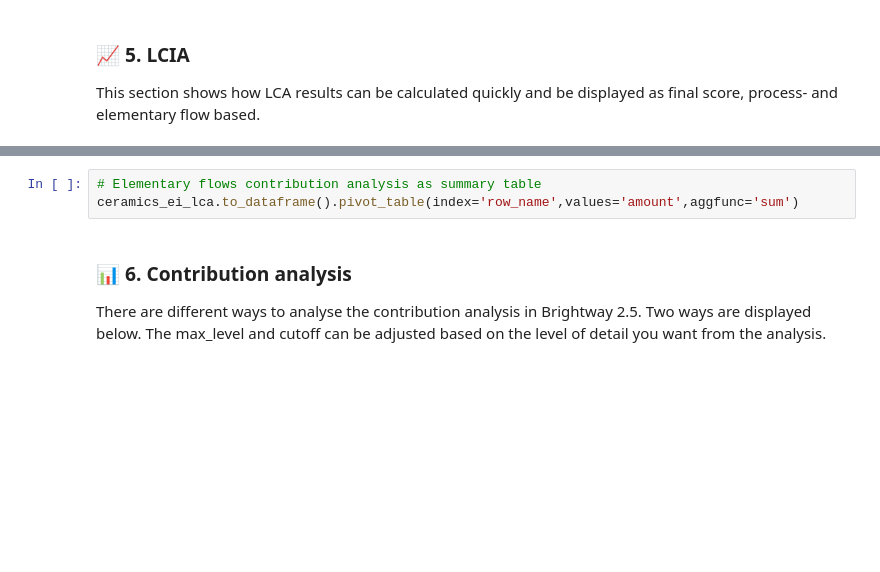
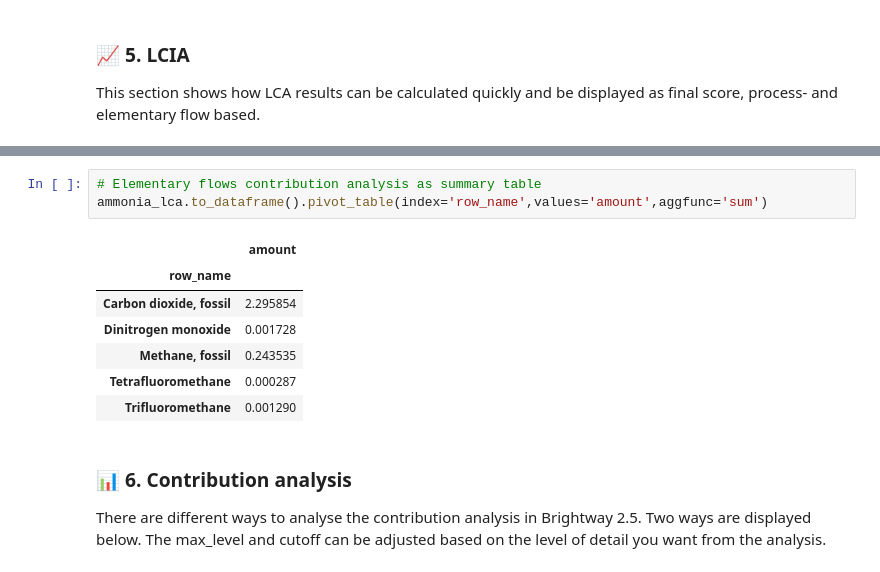
Before and after one commit to tfweber/LCA_Toolbox, a Jupyter notebook: 04_bw25_analysis.ipynb, the cells around one changed output, grey strips where cells are left out. Saved outputs shown, nothing was run; the diff lists cells and outputs as text; blank space fills up the shorter version.

```diff
--- a/04_bw25_analysis.ipynb
+++ b/04_bw25_analysis.ipynb
@@ -125,6 +266,14 @@ ceramics_ei_lca.to_dataframe().pivot_table(index=['col_name', 'row_name'], value
 # %%
 # Elementary flows contribution analysis as summary table
-ceramics_ei_lca.to_dataframe().pivot_table(index='row_name',values='amount',aggfunc='sum')
+ammonia_lca.to_dataframe().pivot_table(index='row_name',values='amount',aggfunc='sum')
+# %% [output]
+|  | amount |
+| row_name |  |
+| Carbon dioxide, fossil | 2.295854 |
+| Dinitrogen monoxide | 0.001728 |
+| Methane, fossil | 0.243535 |
+| Tetrafluoromethane | 0.000287 |
+| Trifluoromethane | 0.001290 |
 # %% [markdown]
 ### 📊 6. Contribution analysis
 
```
Also changed, not shown: parts of 27 cells of this notebook.
